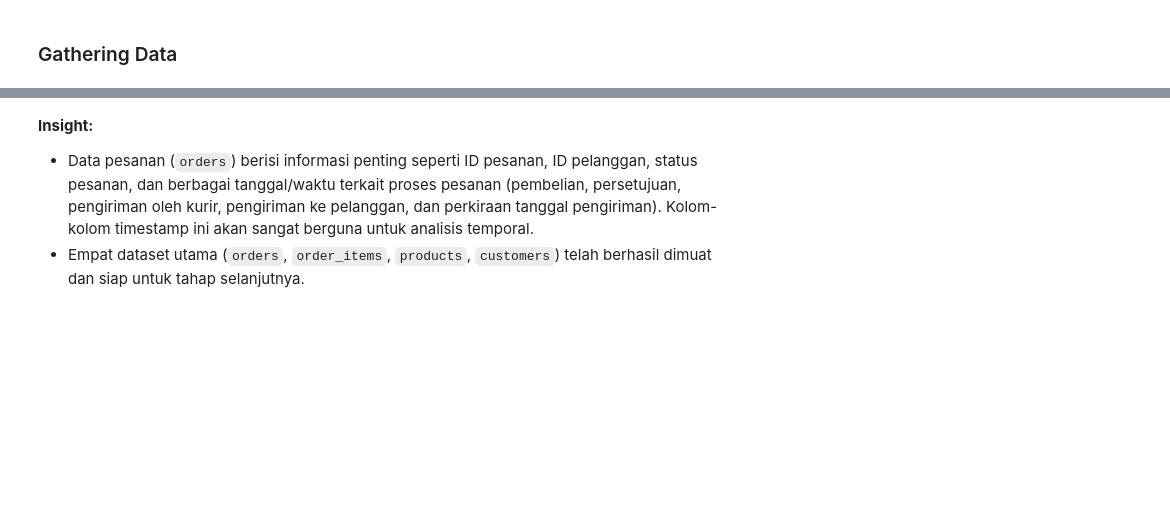
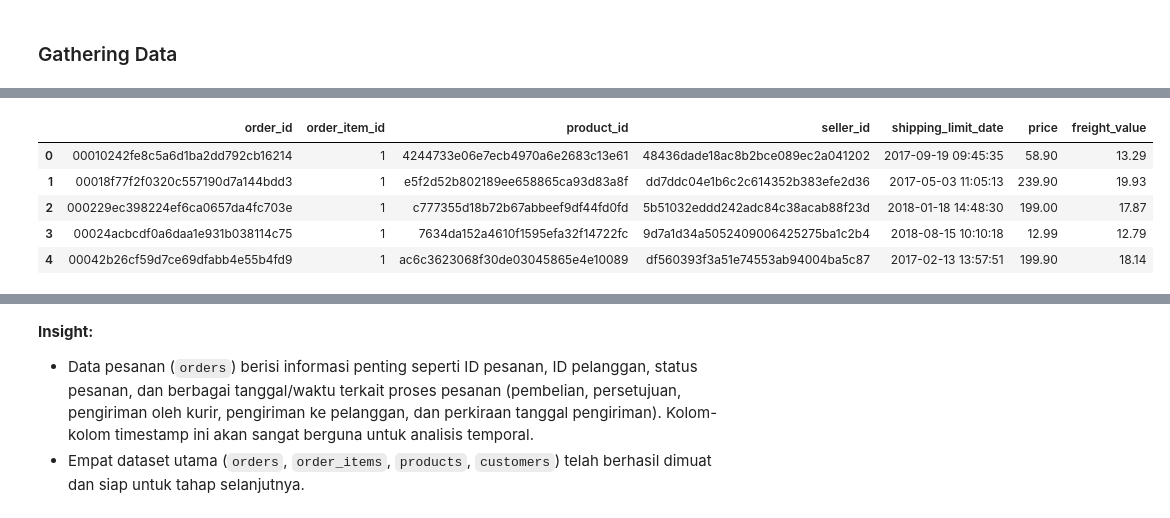
Before and after one commit to AuraGhifarani15/Analisis-Data---Aura-Ghifarani, a Jupyter notebook: Proyek_Analisis_Data_Aura_Ghifarani.ipynb, the cells around one changed output, grey strips where cells are left out. Saved outputs shown, nothing was run; the diff lists cells and outputs as text; code cells hidden in the pictures; blank space fills up the shorter version.

```diff
--- a/Proyek_Analisis_Data_Aura_Ghifarani.ipynb
+++ b/Proyek_Analisis_Data_Aura_Ghifarani.ipynb
@@ -61,0 +49,89 @@ orders.head()
+# %%
+orders = pd.read_csv('./orders_dataset.csv')
+order_items = pd.read_csv('./order_items_dataset.csv')
+products = pd.read_csv('./products_dataset.csv')
+customers = pd.read_csv('./customers_dataset.csv')
+
+category_translation = {
+    'beleza_saude': 'Beauty & Health',
+    'relogios_presentes': 'Watches & Gifts',
+    'cama_mesa_banho': 'Bed, Bath & Table',
+    'esporte_lazer': 'Sport & Leisure',
+    'informatica_acessorios': 'Computers & Accessories',
+    'moveis_decoracao': 'Furniture & Decor',
+    'automotivo': 'Automotive',
+    'brinquedos': 'Toys',
+    'telefonia': 'Telephony',
+    'utilidades_domesticas': 'Home Appliances',
+    'fashion_bolsas_e_acessorios': 'Fashion Bags & Accessories',
+    'eletronicos': 'Electronics',
+    'eletrodomesticos': 'Home Appliances',
+    'instrumentos_musicais': 'Musical Instruments',
+    'consoles_games': 'Consoles & Games',
+    'construcao_ferramentas_seguranca': 'Construction Tools Security',
+    'ferramentas_jardim': 'Garden Tools',
+    'agro_industria_e_comercio': 'Agro Industry & Commerce',
+    'industria_comercio_e_negocios': 'Industry, Commerce & Business',
+    'fashion_calcados': 'Fashion Footwear',
+    'bebidas': 'Drinks',
+    'papelaria': 'Stationery',
+    'livros_interesses_gerais': 'Books General Interest',
+    'fashion_underwear_e_moda_praia': 'Fashion Underwear & Beachwear',
+    'perfumaria': 'Perfumery',
+    'construcao_ferramentas_construcao': 'Construction Tools',
+    'pet_shop': 'Pet Shop',
+    'malas_acessorios': 'Luggage & Accessories',
+    'portateis_casa_forno_e_cafe': 'Portable Home Oven & Coffee',
+    'fashion_roupa_masculina': 'Men Fashion Clothes',
+    'telefonia_fixa': 'Landline Telephony',
+    'flores': 'Flowers',
+    'casa_conforto': 'Home Comfort',
+    'artes': 'Arts',
+    'artigos_de_festas': 'Party Supplies',
+    'pcs': 'PCs',
+    'la_cuisine': 'La Cuisine',
+    'artigos_de_natal': 'Christmas Articles',
+    'eletroportateis': 'Small Appliances',
+    'sinalizacao_e_seguranca': 'Signaling & Security',
+    'livros_tecnicos': 'Technical Books',
+    'livros_importados': 'Imported Books',
+    'fashion_esporte': 'Fashion Sport',
+    'fashion_roupa_feminina': 'Women Fashion Clothes',
+    'construcao_ferramentas_iluminacao': 'Construction Tools Lighting',
+    'moveis_cozinha_area_de_servico_jantar_e_jardim': 'Kitchen, Laundry, Dining & Garden Furniture',
+    'dvds_blu_ray': 'DVDs & Blu-Ray',
+    'musica': 'Music',
+    'consoles': 'Consoles',
+    'portateis_cozinha_e_preparadores_de_alimentos': 'Portable Kitchen & Food Processors',
+    'tablets_impressao_imagem': 'Tablets, Printing & Image',
+    'fraldas_higiene': 'Diapers & Hygiene',
+    'fashion_underwear_e_lingerie': 'Fashion Underwear & Lingerie',
+    'fashion_roupa_infanto_juvenil': 'Kids & Junior Fashion Clothes',
+    'seguros_e_servicos': 'Insurance & Services',
+    'moveis_quarto': 'Bedroom Furniture',
+    'construcao_ferramentas_ferramentas': 'Construction Tools',
+    'fashion_sport': 'Fashion Sport',
+    'cds_dvds_musicais': 'CDs & DVDs Musical',
+    'moveis_sala': 'Living Room Furniture',
+    'audio': 'Audio',
+    'alimentos': 'Food',
+    'artigos_de_natal': 'Christmas Articles',
+    'pc_gamer': 'PC Gamer',
+    'casa_conforto_2': 'Home Comfort 2',
+    'dvds_filmes': 'DVDs Movies',
+    'moveis_escritorio': 'Office Furniture',
+    'fraldas': 'Diapers',
+    'livros_generais': 'General Books'
+}
+
+products['product_category_name'] = products['product_category_name'].map(category_translation).fillna(products['product_category_name'])
+
+print("Orders DataFrame Head:")
+display(orders.head())
+print("\nOrder Items DataFrame Head:")
+display(order_items.head())
+print("\nProducts DataFrame Head (with English categories):")
+display(products.head())
+print("\nCustomers DataFrame Head:")
+display(customers.head())
+# %% [output]
@@ -61,0 +146,6 @@ orders.head()
+|  | order_id | order_item_id | product_id | seller_id | shipping_limit_date | price | freight_value |
+| 0 | 00010242fe8c5a6d1ba2dd792cb16214 | 1 | 4244733e06e7ecb4970a6e2683c13e61 | 48436dade18ac8b2bce089ec2a041202 | 2017-09-19 09:45:35 | 58.90 | 13.29 |
+| 1 | 00018f77f2f0320c557190d7a144bdd3 | 1 | e5f2d52b802189ee658865ca93d83a8f | dd7ddc04e1b6c2c614352b383efe2d36 | 2017-05-03 11:05:13 | 239.90 | 19.93 |
+| 2 | 000229ec398224ef6ca0657da4fc703e | 1 | c777355d18b72b67abbeef9df44fd0fd | 5b51032eddd242adc84c38acab88f23d | 2018-01-18 14:48:30 | 199.00 | 17.87 |
+| 3 | 00024acbcdf0a6daa1e931b038114c75 | 1 | 7634da152a4610f1595efa32f14722fc | 9d7a1d34a5052409006425275ba1c2b4 | 2018-08-15 10:10:18 | 12.99 | 12.79 |
+| 4 | 00042b26cf59d7ce69dfabb4e55b4fd9 | 1 | ac6c3623068f30de03045865e4e10089 | df560393f3a51e74553ab94004ba5c87 | 2017-02-13 13:57:51 | 199.90 | 18.14 |
```
Also changed, not shown: parts of 19 cells of this notebook, 1 other file.
